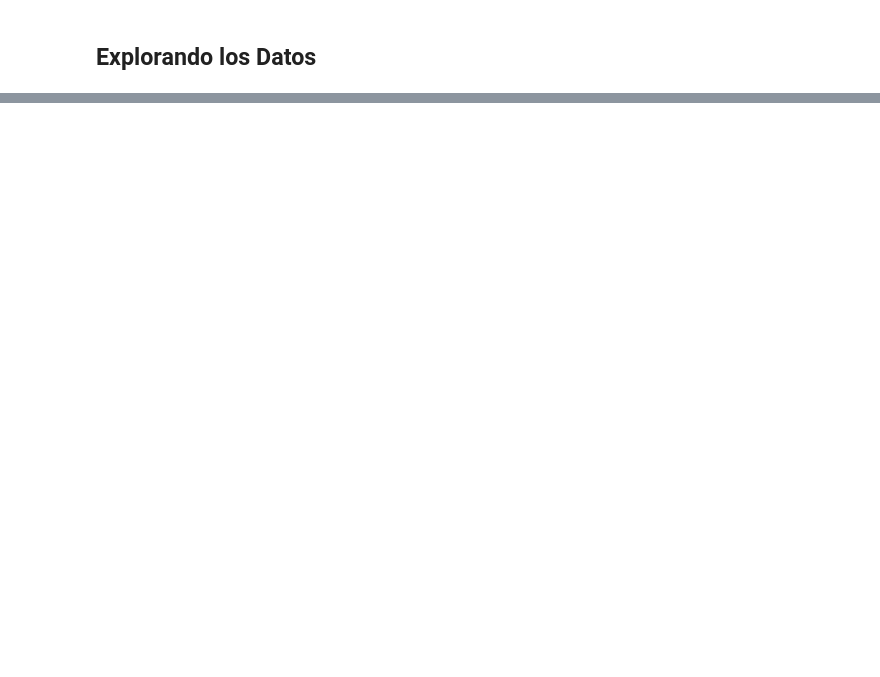
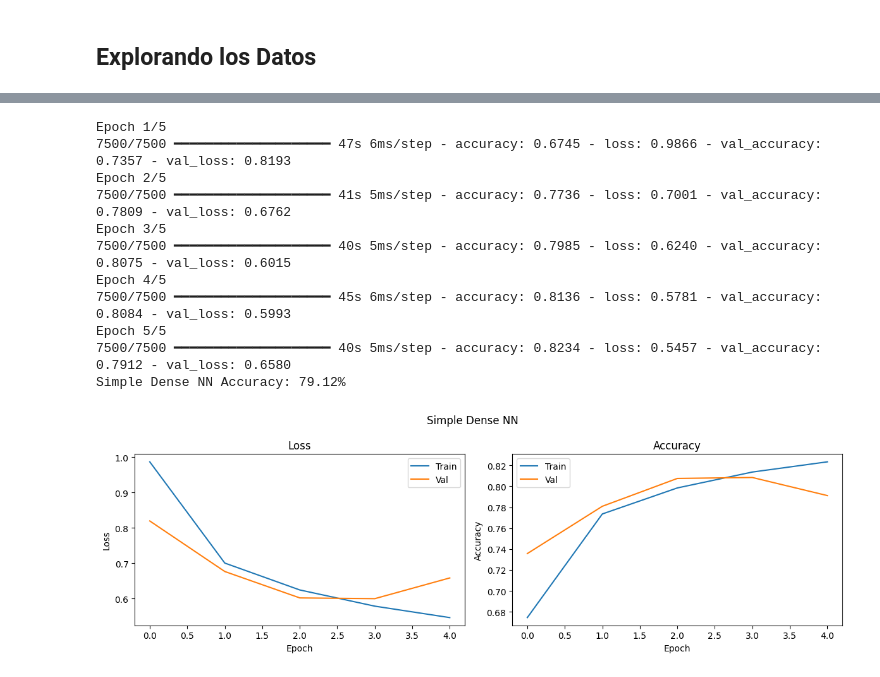
Before and after one commit to JosueSay/labs-ds, a Jupyter notebook: lab3/lab3.ipynb, the cells around one changed output, grey strips where cells are left out. Saved outputs shown, nothing was run; the diff lists cells and outputs as text; code cells hidden in the pictures; blank space fills up the shorter version.

```diff
--- a/lab3/lab3.ipynb
+++ b/lab3/lab3.ipynb
@@ -70,0 +312,3 @@ print(dataset.element_spec)
+# %%
+epochs = 5
+dropoutOptions = [0.2, 0.3]
@@ -70,0 +317,7 @@ print(dataset.element_spec)
+# %%
+results = []
+# %%
+# CNN
+model1 = buildSimpleCNN()
+acc1 = trainAndEvaluate(model1, train_ds, val_ds, epochs=epochs, modelName="Simple CNN")
+results.append(("Simple CNN", acc1))
@@ -70,0 +343,7 @@ print(dataset.element_spec)
+# %%
+# VGG style con tuning
+for dropout in dropoutOptions:
+    modelName = f"VGG Style CNN (Dropout={dropout})"
+    model2 = buildVggStyleCNN(dropoutRate=dropout)
+    acc2 = trainAndEvaluate(model2, train_ds, val_ds, epochs=epochs, modelName=modelName)
+    results.append((modelName, acc2))
@@ -70,0 +375,18 @@ print(dataset.element_spec)
+# %%
+# DL simple
+model3 = buildSimpleDenseModel()
+acc3 = trainAndEvaluate(model3, train_ds, val_ds, epochs=epochs, modelName="Simple Dense NN")
+results.append(("Simple Dense NN", acc3))
+# %% [output]
+Epoch 1/5
+7500/7500 ━━━━━━━━━━━━━━━━━━━━ 47s 6ms/step - accuracy: 0.6745 - loss: 0.9866 - val_accuracy: 0.7357 - val_loss: 0.8193
+Epoch 2/5
+7500/7500 ━━━━━━━━━━━━━━━━━━━━ 41s 5ms/step - accuracy: 0.7736 - loss: 0.7001 - val_accuracy: 0.7809 - val_loss: 0.6762
+Epoch 3/5
+7500/7500 ━━━━━━━━━━━━━━━━━━━━ 40s 5ms/step - accuracy: 0.7985 - loss: 0.6240 - val_accuracy: 0.8075 - val_loss: 0.6015
+Epoch 4/5
+7500/7500 ━━━━━━━━━━━━━━━━━━━━ 45s 6ms/step - accuracy: 0.8136 - loss: 0.5781 - val_accuracy: 0.8084 - val_loss: 0.5993
+Epoch 5/5
+7500/7500 ━━━━━━━━━━━━━━━━━━━━ 40s 5ms/step - accuracy: 0.8234 - loss: 0.5457 - val_accuracy: 0.7912 - val_loss: 0.6580
+Simple Dense NN Accuracy: 79.12%
+[figure, added]
```
Also changed, not shown: parts of 42 cells of this notebook.
